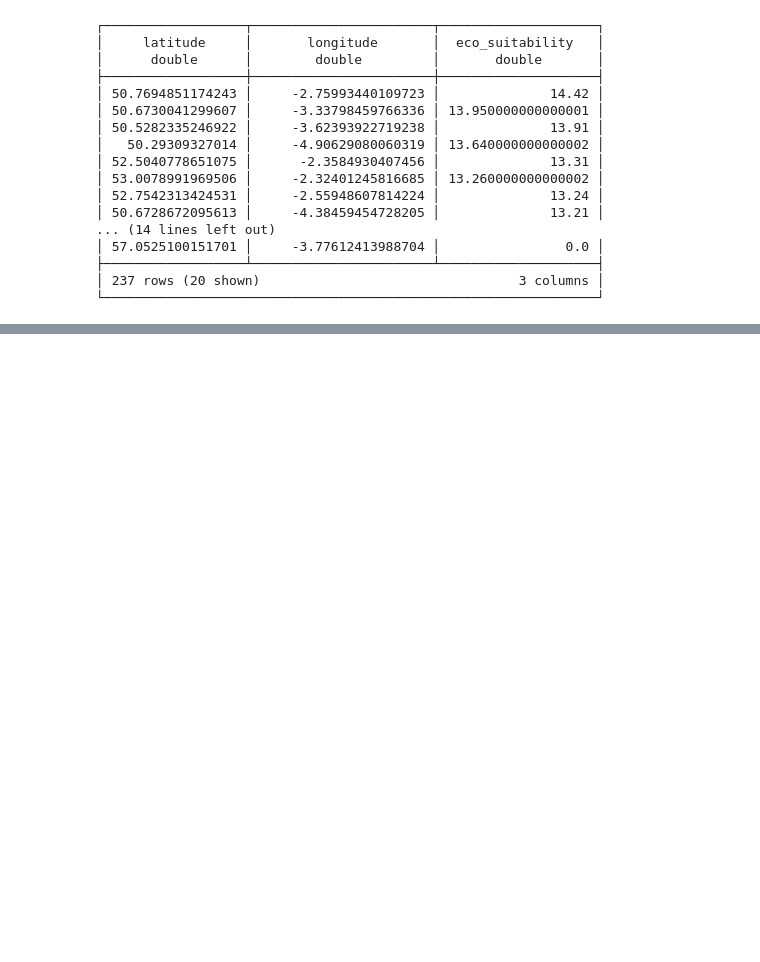
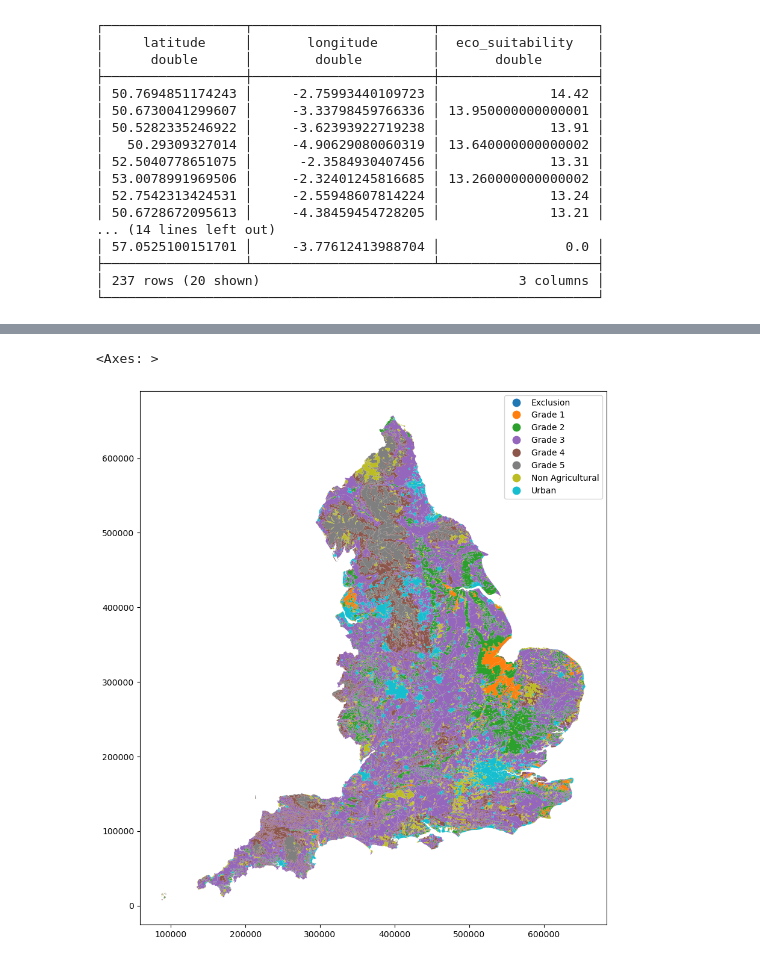
Before and after one commit to dougaltoms/Rewilder, a Jupyter notebook: dev.ipynb, the cells around one changed output, grey strips where cells are left out. Drawn from its saved outputs; the diff is of its cells as text; code cells hidden in the pictures; blank space fills up the shorter version.

Commit message:
LCA map and data (england/scotland)

```diff
--- a/dev.ipynb
+++ b/dev.ipynb
@@ -458,3 +411,9 @@ duckdb.sql('''select latitude
 ├──────────────────┴───────────────────────┴────────────────────┤
 │ 237 rows (20 shown)                                 3 columns │
 └───────────────────────────────────────────────────────────────┘
+# %%
+import geopandas as gpd
+import matplotlib.pyplot as plt
+
+eng_ag = gpd.read_file('/Users/dougaltoms/Downloads/AgriculturalLandClassificationProvisionalEngland-SHP/data/Agricultural_Land_Classification_Provisional_England.shp')
+scot_ag = gpd.read_file('/Users/dougaltoms/Downloads/Hutton_LCA250K_OpenData/LCA_250K.shp')
@@ -460,0 +430,9 @@ duckdb.sql('''select latitude
+# %%
+# scot_ag.crs = eng_ag.crs
+# gdf = gpd.GeoDataFrame(pd.concat([eng_ag, scot_ag]))
+# plt.figure(figsize=(8, 6))
+eng_ag.plot(column='alc_grade', figsize=(10, 12), legend=True)
+# eng_ag.plot(column='LCCODE', cmap='OrRd')
+# %% [output]
+<Axes: >
+[figure, added]
```
Also changed, not shown: parts of 3 cells of this notebook, 16 other files.
